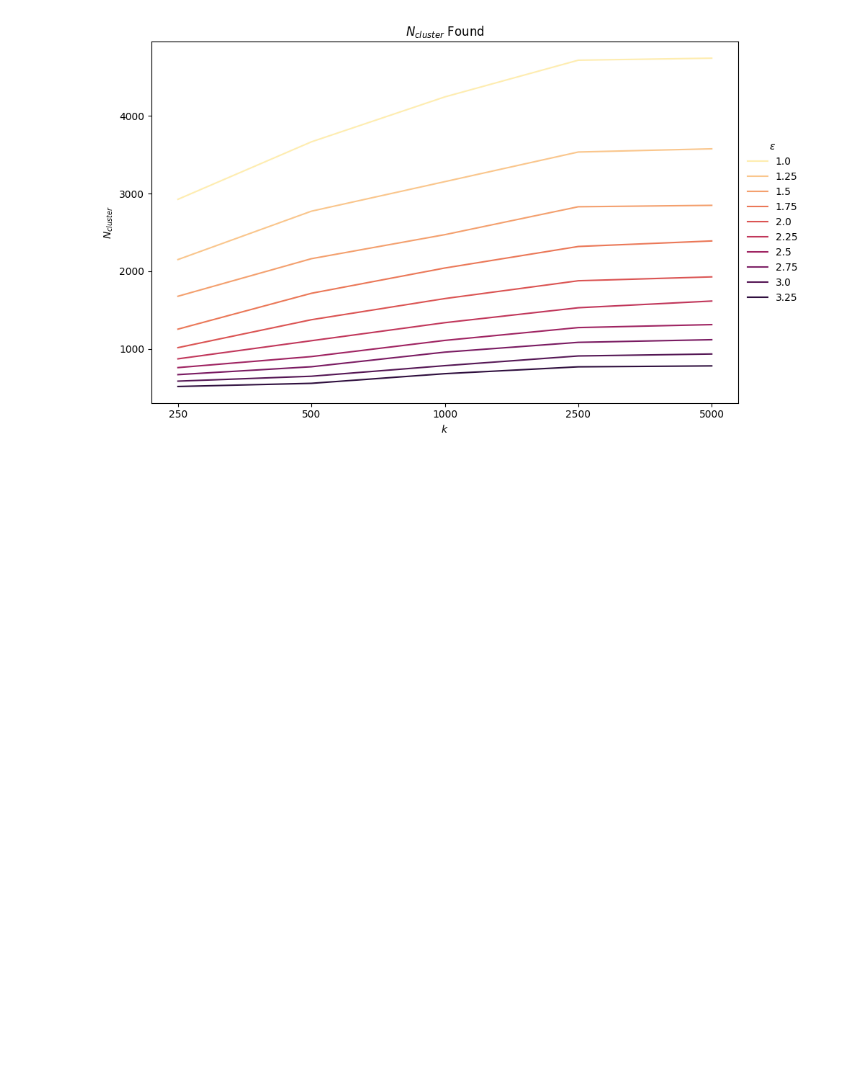
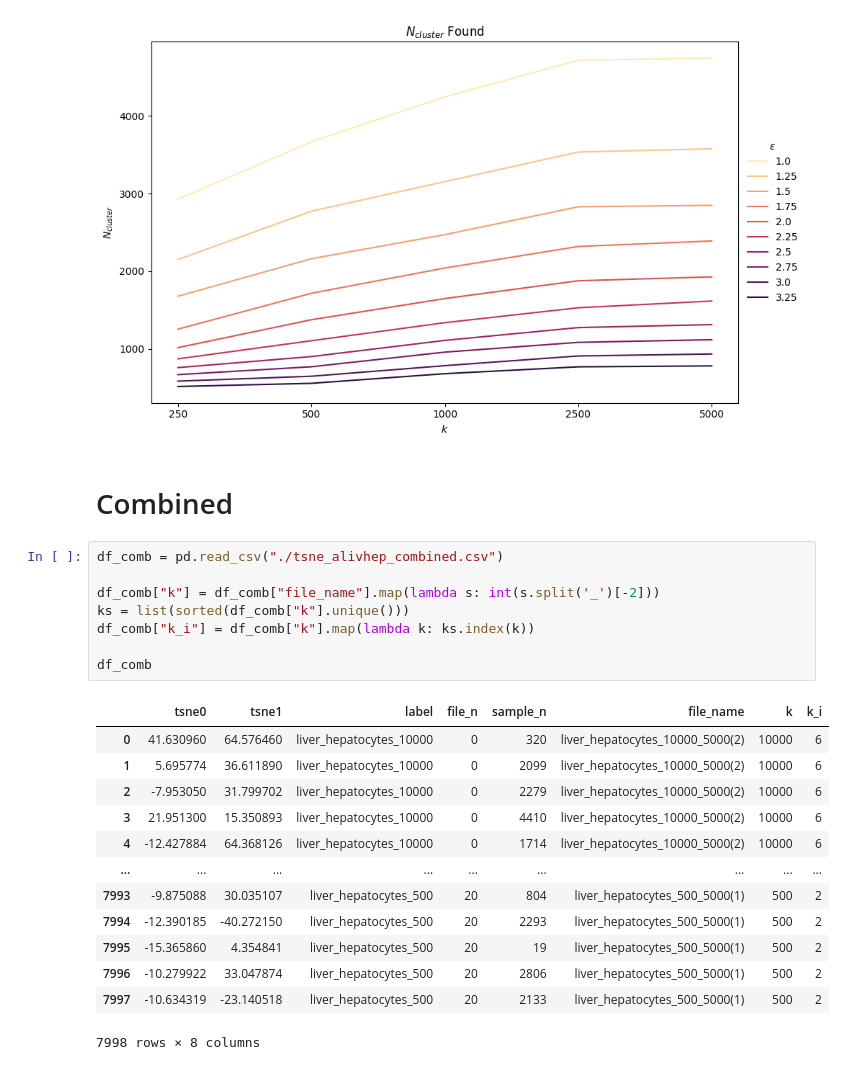
Before and after one commit to cjmerzbacher/met2vec, a Jupyter notebook: Final Plots/Generalization/N5000/tsne/tsne.ipynb, the cells around one changed output. Saved outputs shown, nothing was run; the diff lists cells and outputs as text; blank space fills up the shorter version.

```diff
--- a/Final Plots/Generalization/N5000/tsne/tsne.ipynb
+++ b/Final Plots/Generalization/N5000/tsne/tsne.ipynb
@@ -134,3 +134,27 @@ fig.tight_layout()
 plt.savefig("tsne_dbscan.png", dpi=400)
 # %% [output]
 [figure]
+# %% [markdown]
+# Combined
+# %%
+df_comb = pd.read_csv("./tsne_alivhep_combined.csv")
+
+df_comb["k"] = df_comb["file_name"].map(lambda s: int(s.split('_')[-2]))
+ks = list(sorted(df_comb["k"].unique()))
+df_comb["k_i"] = df_comb["k"].map(lambda k: ks.index(k))
+
+df_comb
+# %% [output]
+|  | tsne0 | tsne1 | label | file_n | sample_n | file_name | k | k_i |
+| 0 | 41.630960 | 64.576460 | liver_hepatocytes_10000 | 0 | 320 | liver_hepatocytes_10000_5000(2) | 10000 | 6 |
+| 1 | 5.695774 | 36.611890 | liver_hepatocytes_10000 | 0 | 2099 | liver_hepatocytes_10000_5000(2) | 10000 | 6 |
+| 2 | -7.953050 | 31.799702 | liver_hepatocytes_10000 | 0 | 2279 | liver_hepatocytes_10000_5000(2) | 10000 | 6 |
+| 3 | 21.951300 | 15.350893 | liver_hepatocytes_10000 | 0 | 4410 | liver_hepatocytes_10000_5000(2) | 10000 | 6 |
+| 4 | -12.427884 | 64.368126 | liver_hepatocytes_10000 | 0 | 1714 | liver_hepatocytes_10000_5000(2) | 10000 | 6 |
+| ... | ... | ... | ... | ... | ... | ... | ... | ... |
+| 7993 | -9.875088 | 30.035107 | liver_hepatocytes_500 | 20 | 804 | liver_hepatocytes_500_5000(1) | 500 | 2 |
+| 7994 | -12.390185 | -40.272150 | liver_hepatocytes_500 | 20 | 2293 | liver_hepatocytes_500_5000(1) | 500 | 2 |
+| 7995 | -15.365860 | 4.354841 | liver_hepatocytes_500 | 20 | 19 | liver_hepatocytes_500_5000(1) | 500 | 2 |
+| 7996 | -10.279922 | 33.047874 | liver_hepatocytes_500 | 20 | 2806 | liver_hepatocytes_500_5000(1) | 500 | 2 |
+| 7997 | -10.634319 | -23.140518 | liver_hepatocytes_500 | 20 | 2133 | liver_hepatocytes_500_5000(1) | 500 | 2 |
+7998 rows × 8 columns
```
Also changed, not shown: parts of 2 cells of this notebook, 19 other files.
